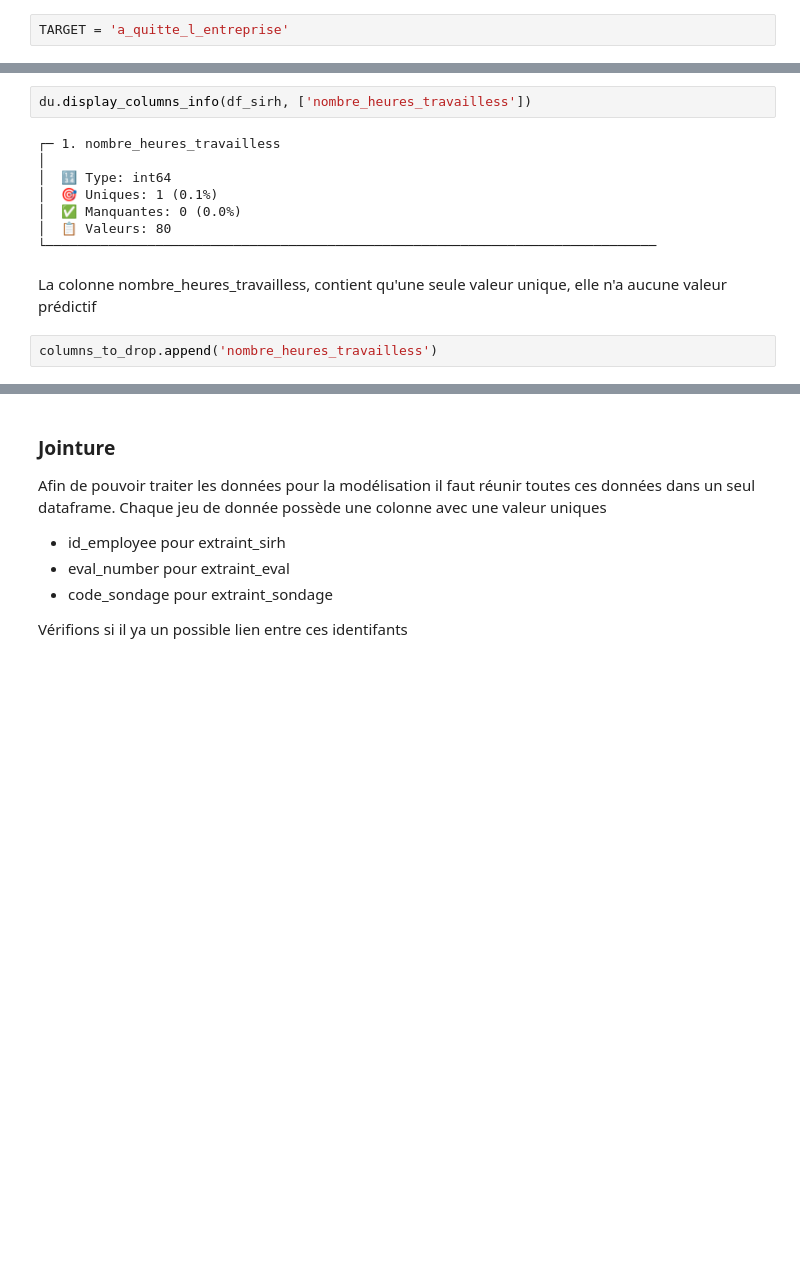
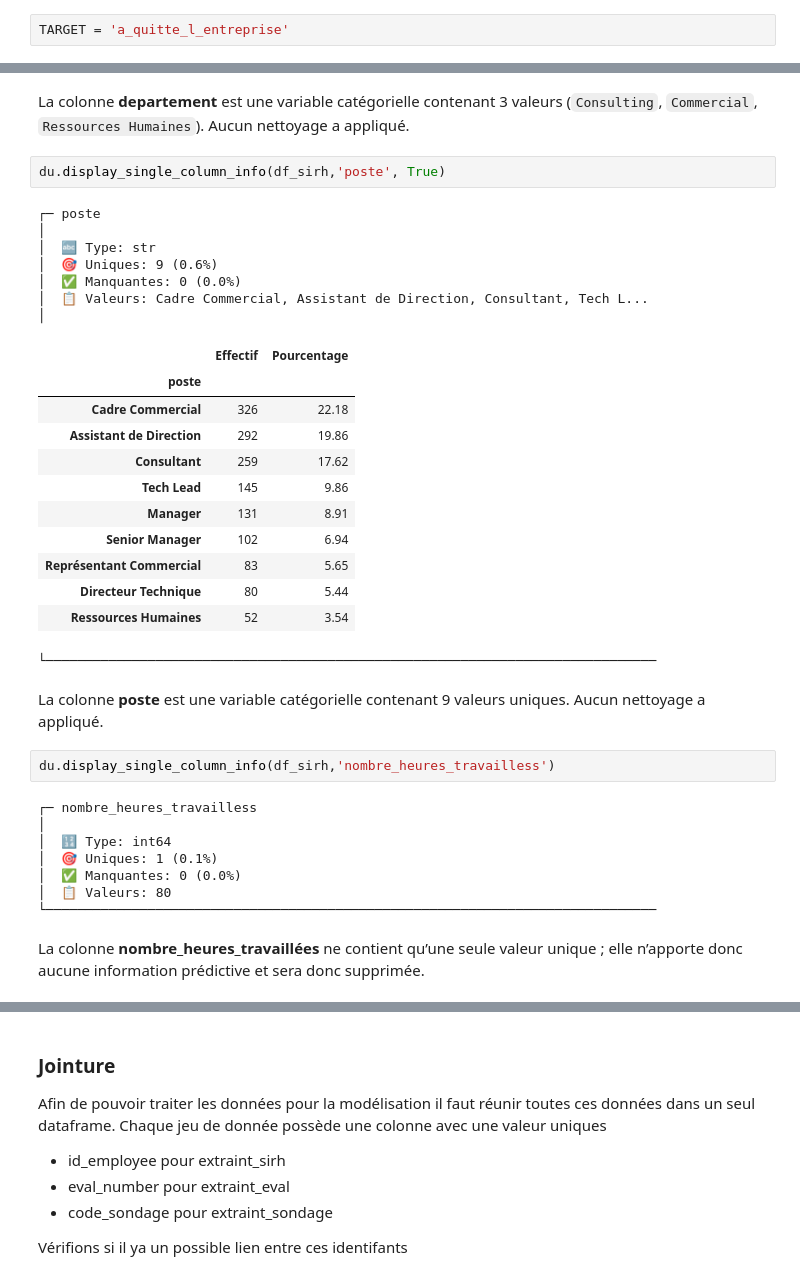
Before and after one commit to RaphaelRIVIERE/Projet-4-Classifiez-automatiquement-des-informations, a Jupyter notebook: 1_notebook.ipynb, the cells around one changed output, grey strips where cells are left out. Cells and saved outputs as stored; diff of their text form; blank space fills up the shorter version.

```diff
--- a/1_notebook.ipynb
+++ b/1_notebook.ipynb
@@ -279,7 +418,35 @@ columns_to_drop = []
+# %% [markdown]
+La colonne **departement** est une variable catégorielle contenant 3 valeurs (`Consulting`, `Commercial`, `Ressources Humaines`).
+Aucun nettoyage a appliqué.
+# %%
+du.display_single_column_info(df_sirh,'poste', True)
+# %% [output]
+┌─ poste
+│
+│  🔤 Type: str
+│  🎯 Uniques: 9 (0.6%)
+│  ✅ Manquantes: 0 (0.0%)
+│  📋 Valeurs: Cadre Commercial, Assistant de Direction, Consultant, Tech L...
+│
+|  | Effectif | Pourcentage |
+| poste |  |  |
+| Cadre Commercial | 326 | 22.18 |
+| Assistant de Direction | 292 | 19.86 |
+| Consultant | 259 | 17.62 |
+| Tech Lead | 145 | 9.86 |
+| Manager | 131 | 8.91 |
+| Senior Manager | 102 | 6.94 |
+| Représentant Commercial | 83 | 5.65 |
+| Directeur Technique | 80 | 5.44 |
+| Ressources Humaines | 52 | 3.54 |
+└──────────────────────────────────────────────────────────────────────────────
+# %% [markdown]
+La colonne **poste** est une variable catégorielle contenant 9 valeurs uniques.
+Aucun nettoyage a appliqué.
 # %%
-du.display_columns_info(df_sirh, ['nombre_heures_travailless'])
+du.display_single_column_info(df_sirh,'nombre_heures_travailless')
 # %% [output]
-┌─ 1. nombre_heures_travailless
+┌─ nombre_heures_travailless
 │
 │  🔢 Type: int64
 │  🎯 Uniques: 1 (0.1%)
@@ -287,6 +454,4 @@ du.display_columns_info(df_sirh, ['nombre_heures_travailless'])
 │  📋 Valeurs: 80
 └──────────────────────────────────────────────────────────────────────────────
 # %% [markdown]
-La colonne nombre_heures_travailless, contient qu'une seule valeur unique, elle n'a aucune valeur prédictif
+La colonne **nombre_heures_travaillées** ne contient qu’une seule valeur unique ; elle n’apporte donc aucune information prédictive et sera donc supprimée.
-# %%
-columns_to_drop.append('nombre_heures_travailless')
```
Also changed, not shown: parts of 39 cells of this notebook, 3 other files.
